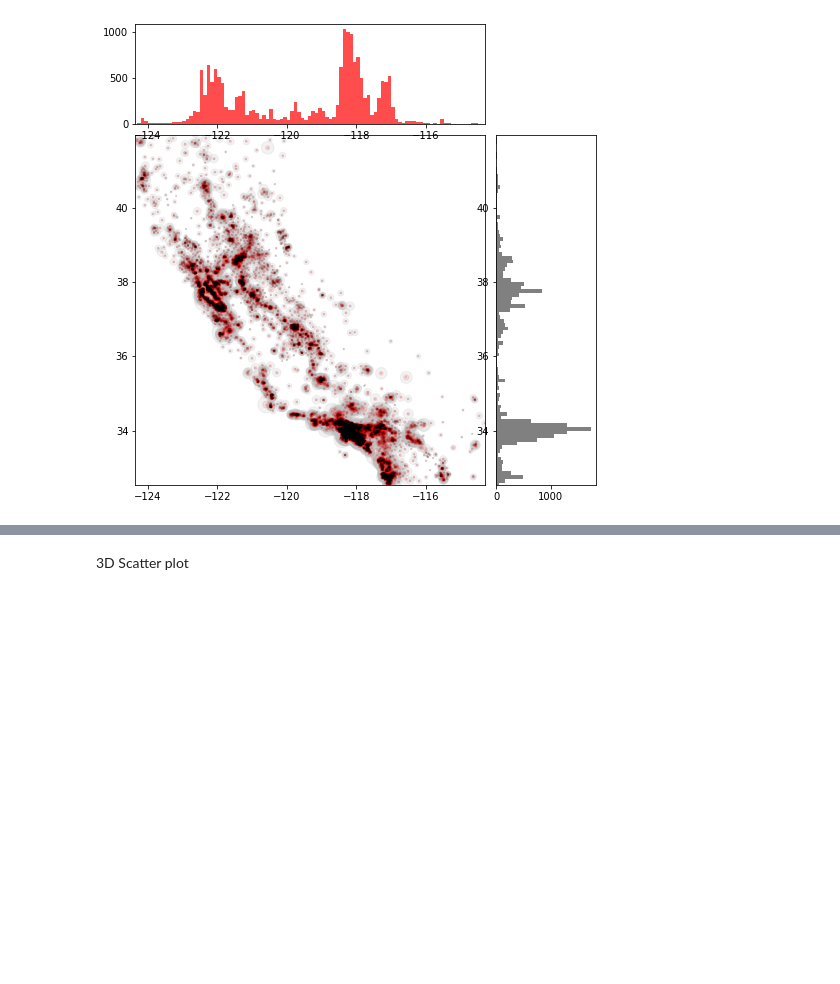
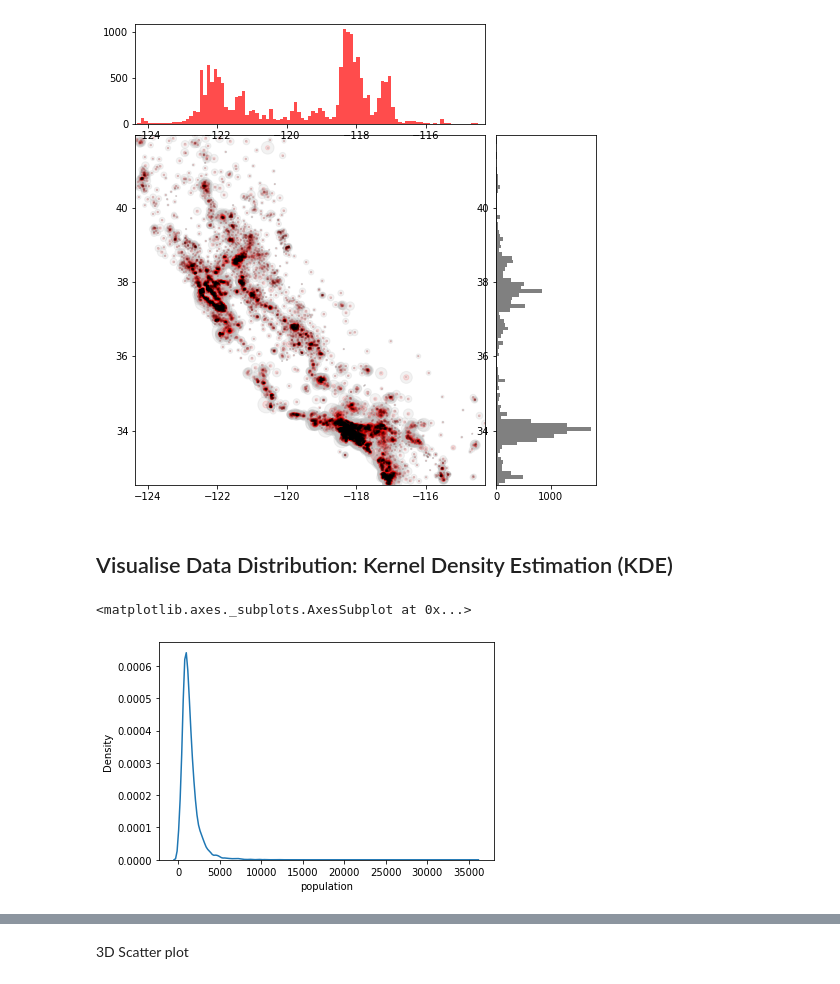
Before and after one commit to WilliamShengYangHuang/AALU_Coding, a Jupyter notebook: Intro_to_Pandas.ipynb, the cells around one changed output, grey strips where cells are left out. Cells and saved outputs as stored; diff of their text form; code cells hidden in the pictures; blank space fills up the shorter version.

```diff
--- a/Intro_to_Pandas.ipynb
+++ b/Intro_to_Pandas.ipynb
@@ -375,3 +506,5 @@ plt.show()
 # %% [output]
 [-124.4 -124.3 -124.2 ...  124.2  124.3  124.4]
 [figure]
+# %% [markdown]
+## Visualise Data Distribution: Kernel Density Estimation (KDE)
@@ -377,0 +513,5 @@ plt.show()
+# %%
+sns.kdeplot(df['population'], x='population')
+# %% [output]
+<matplotlib.axes._subplots.AxesSubplot at 0x...>
+[figure, added]
```
Also changed, not shown: parts of 57 cells of this notebook.
